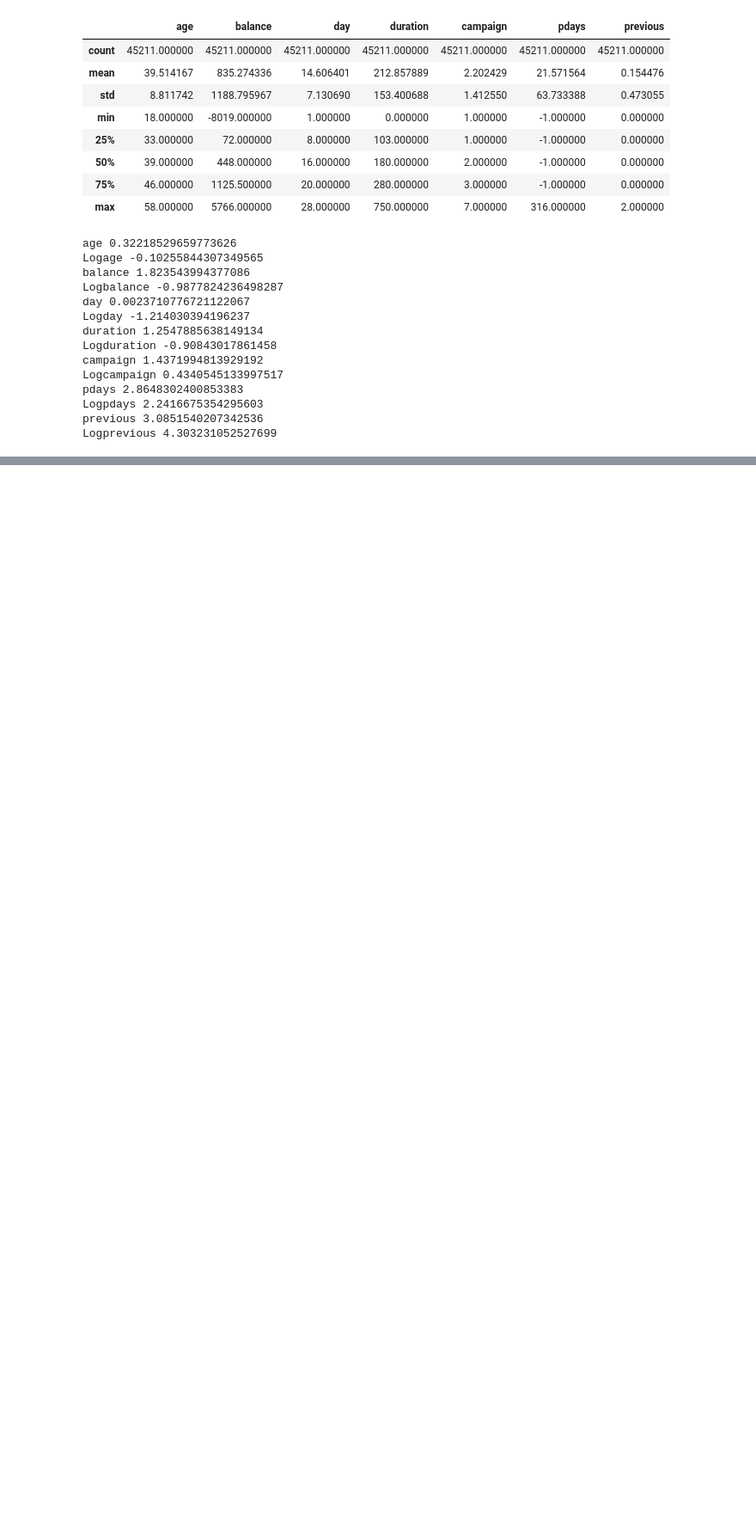
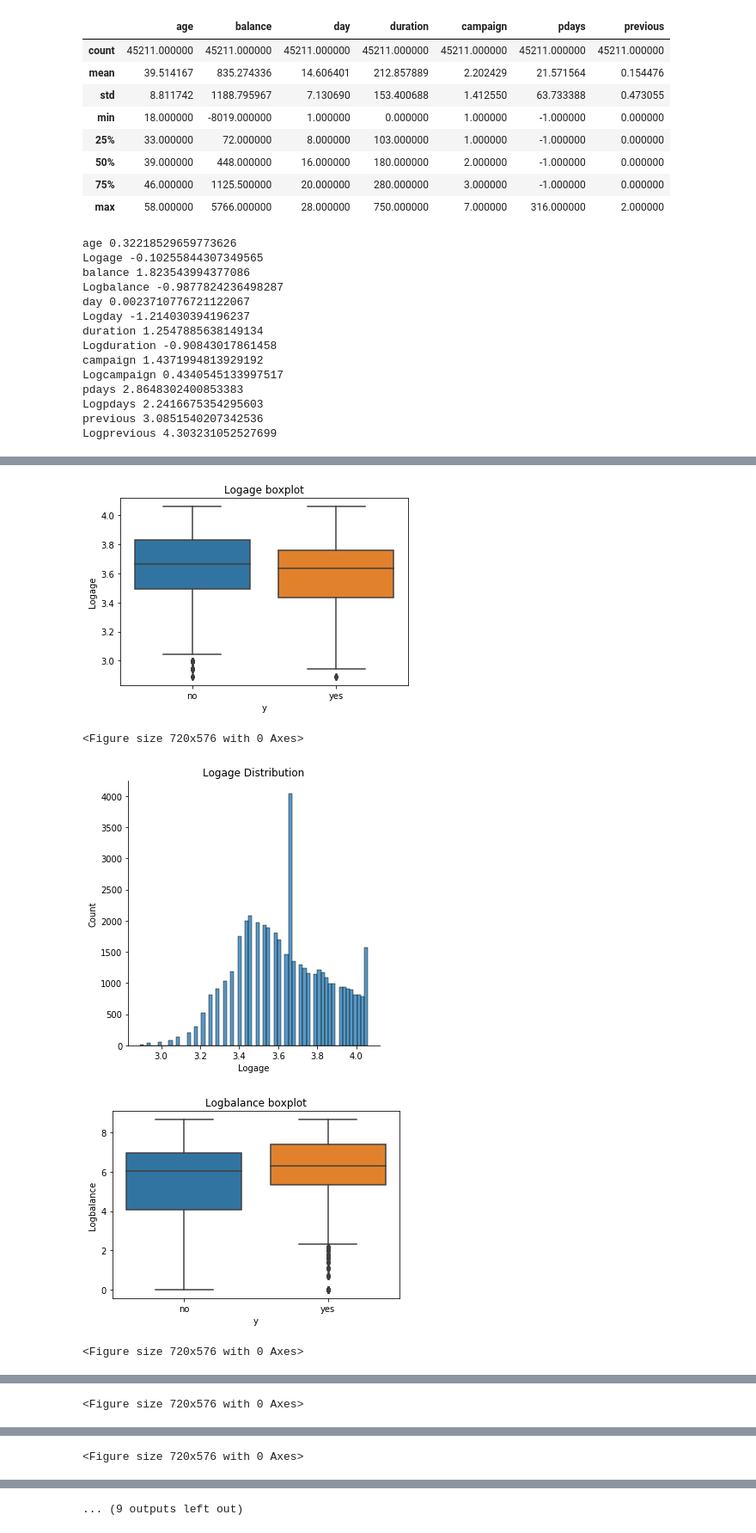
Before and after one commit to LakshmiVidyasagar/Final-Deliverables-Bank-data, a Jupyter notebook: Final Deliverable.ipynb, the cells around one changed output, grey strips where cells are left out. Shown: that part at 86% size. Cells and saved outputs as stored; diff of their text form; code cells hidden in the pictures; blank space fills up the shorter version.

```diff
--- a/Final Deliverable.ipynb
+++ b/Final Deliverable.ipynb
@@ -258,0 +396,18 @@ df_bankdata.describe()
+# %%
+Log_numcol=['Logage', 'Logbalance', 'Logday', 'Logduration', 'Logcampaign', 'Logpdays','Logprevious']
+#for num in (Numerical_column):
+for num in (Log_numcol):
+    hist = df_bankdata[num].hist(bins=30)
+    %matplotlib inline
+    sns.boxplot(data=df_bankdata, x="y", y=num)
+    plt.title(num+" "+ "boxplot")
+    plt.figure(figsize=(10,8))
+    sns.displot(df_bankdata[num])
+    plt.title(num+" "+ "Distribution")
+    plt.show()
+# %% [output]
+[figure, added]
+<Figure size 720x576 with 0 Axes>
+[figure, added]
+[figure, added]
+<Figure size 720x576 with 0 Axes>
@@ -258,0 +416 @@ df_bankdata.describe()
+<Figure size 720x576 with 0 Axes>
@@ -258,0 +419 @@ df_bankdata.describe()
+<Figure size 720x576 with 0 Axes>
@@ -258,0 +421 @@ df_bankdata.describe()
+... (9 outputs left out)
```
Also changed, not shown: parts of 13 cells of this notebook, 1 other file.
